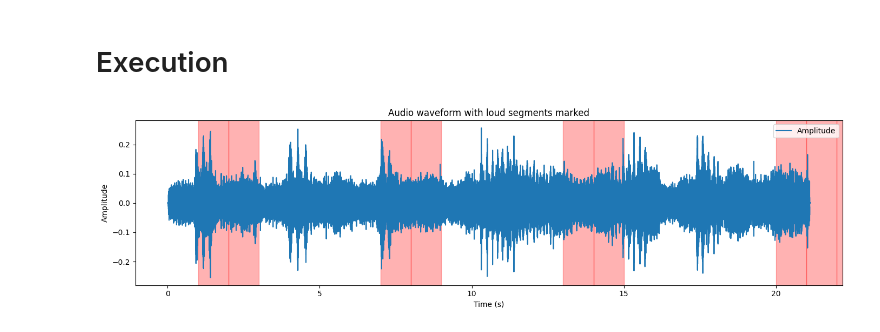
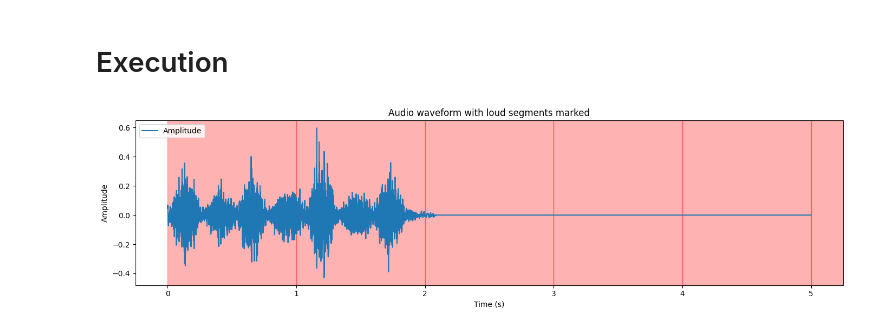
Before and after one commit to FathanAM0/Dasar-Kecerdasan-Artificial_Tugas-Besar, a Jupyter notebook: code_Main.ipynb, the cells around one changed output. Drawn from its saved outputs; the diff is of its cells as text; code cells hidden in the pictures.

```diff
--- a/code_Main.ipynb
+++ b/code_Main.ipynb
@@ -186,0 +174,24 @@ def fuzzy_sugeno(rms_val, zcr_val, system=None):
+# %%
+def sugeno_rule_evaluation(rms_set, zcr_set):
+    return [
+        (min(rms_set['low'], zcr_set['infrequent']), 0.0),
+        (min(rms_set['low'], zcr_set['moderate']), 0.0),
+        (min(rms_set['low'], zcr_set['frequent']), 0.0),
+        (min(rms_set['medium'], zcr_set['infrequent']), 0.0),
+        (min(rms_set['medium'], zcr_set['moderate']), 0.0),
+        (min(rms_set['medium'], zcr_set['frequent']), 1.0),
+        (min(rms_set['high'], zcr_set['infrequent']), 1.0),
+        (min(rms_set['high'], zcr_set['moderate']), 1.0),
+        (min(rms_set['high'], zcr_set['frequent']), 1.0)
+    ]
+
+def sugeno_weighted_average(rules):
+    numerator = sum(w * z for w, z in rules)
+    denominator = sum(w for w, _ in rules)
+    return numerator / denominator if denominator != 0 else 0
+
+def fuzzy_sugeno_infer(rms_val, zcr_val):
+    rms_set = fuzzify_rms(rms_val)
+    zcr_set = fuzzify_zcr(zcr_val)
+    rules = sugeno_rule_evaluation(rms_set, zcr_set)
+    return sugeno_weighted_average(rules)
@@ -187,3 +200,14 @@ def fuzzy_sugeno(rms_val, zcr_val, system=None):
+# %%
+def classify_output(output):
+    return 1 if output >= 0.5 else 2
+
+def classify_mamdani(rms_val, zcr_val):
+    output = fuzzy_mamdani_infer(rms_val, zcr_val)
+    return classify_output(output)
+
+def classify_sugeno(rms_val, zcr_val):
+    output = fuzzy_sugeno_infer(rms_val, zcr_val)
+    return classify_output(output)
 # %% [markdown]
 # Supervised Model
 # %%
@@ -241,9 +265,9 @@ def single_inference(path, fis, sm):
         zcr = get_zcr(segment)
 
         if fis == "mamdani":
-            out = fuzzy_mamdani(rms, zcr)
+            out = classify_mamdani(rms, zcr)
         else:
-            out = fuzzy_sugeno(rms, zcr)
+            out = classify_sugeno(rms, zcr)
 
         # if out != 2:
         #     spec = get_lms(segment)
@@ -260,12 +284,12 @@ def single_inference(path, fis, sm):
 # %% [markdown]
 # Execution
 # %%
-# audio_path = r"C:\Users\Lulay\Documents\GitHub\Dasar-Kecerdasan-Artificial_Tugas-Besar\Dataset\noise-audio-data\1-7974-B-49.wav"
-audio_path = r"C:\Users\Lulay\Documents\GitHub\Dasar-Kecerdasan-Artificial_Tugas-Besar\Dataset\xeno-canto\498380.mp3"
+audio_path = r"C:\Users\Lulay\Documents\GitHub\Dasar-Kecerdasan-Artificial_Tugas-Besar\Dataset\noise-audio-data\1-7974-B-49.wav"
+# audio_path = r"C:\Users\Lulay\Documents\GitHub\Dasar-Kecerdasan-Artificial_Tugas-Besar\Dataset\xeno-canto\498380.mp3"
 option_fis = "mamdani"
 option_sm = "cnn"
 
 hasil_inferensi = single_inference(audio_path, option_fis, option_sm)
 plot_audio_with_loud_segments(audio_path, hasil_inferensi)
 # %% [output]
-[figure, old version]
+[figure, new version]
```
Also changed, not shown: parts of 17 cells of this notebook, 1 other file.
